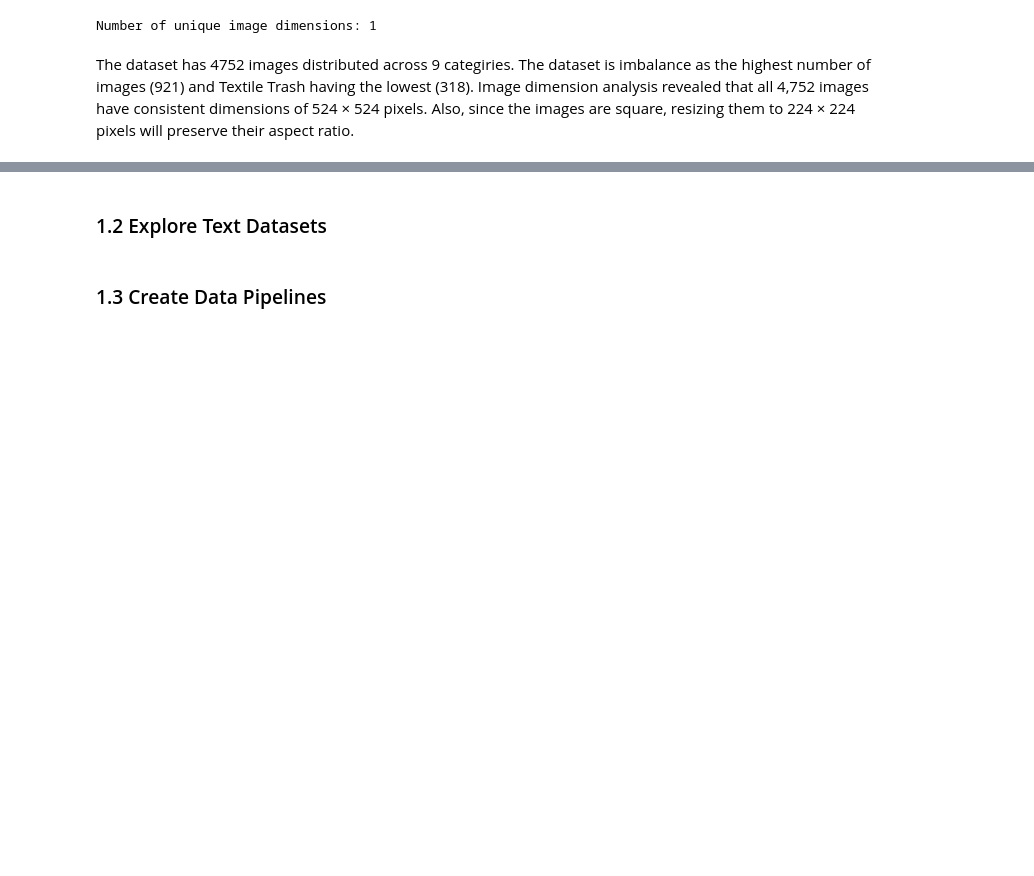
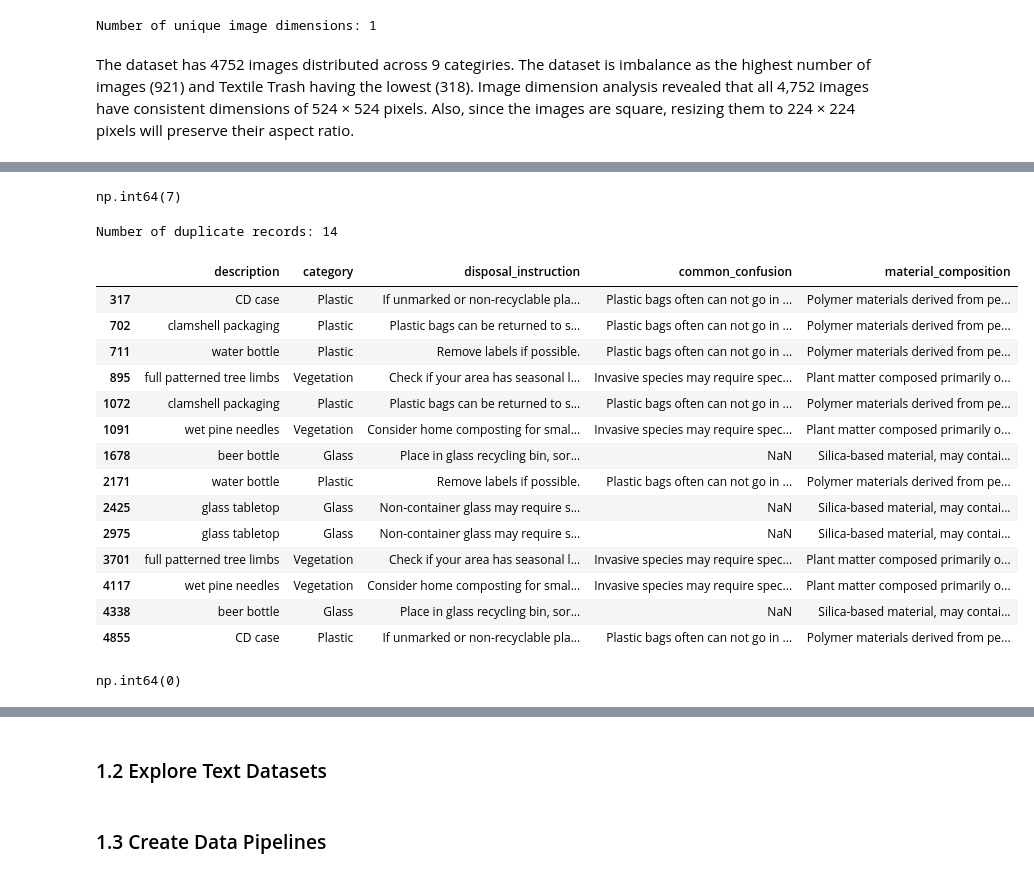
Before and after one commit to Nagirah/Waste-Management-Sytem, a Jupyter notebook: waste_management_summative.ipynb, the cells around one changed output, grey strips where cells are left out. Cells and saved outputs as stored; diff of their text form; code cells hidden in the pictures; blank space fills up the shorter version.

```diff
--- a/waste_management_summative.ipynb
+++ b/waste_management_summative.ipynb
@@ -198,0 +253,29 @@ Also, since the images are square, resizing them to 224 × 224 pixels will prese
+# %%
+#Check for duplicates
+text_df.duplicated().sum()
+# %% [output]
+np.int64(7)
+# %%
+# Display duplicate records
+duplicates = text_df[text_df.duplicated(keep=False)]
+
+print("Number of duplicate records:", len(duplicates))
+
+display(duplicates)
+# %% [output]
+Number of duplicate records: 14
+|  | description | category | disposal_instruction | common_confusion | material_composition |
+| 317 | CD case | Plastic | If unmarked or non-recyclable pla... | Plastic bags often can not go in ... | Polymer materials derived from pe... |
+| 702 | clamshell packaging | Plastic | Plastic bags can be returned to s... | Plastic bags often can not go in ... | Polymer materials derived from pe... |
+| 711 | water bottle | Plastic | Remove labels if possible. | Plastic bags often can not go in ... | Polymer materials derived from pe... |
+| 895 | full patterned tree limbs | Vegetation | Check if your area has seasonal l... | Invasive species may require spec... | Plant matter composed primarily o... |
+| 1072 | clamshell packaging | Plastic | Plastic bags can be returned to s... | Plastic bags often can not go in ... | Polymer materials derived from pe... |
+| 1091 | wet pine needles | Vegetation | Consider home composting for smal... | Invasive species may require spec... | Plant matter composed primarily o... |
+| 1678 | beer bottle | Glass | Place in glass recycling bin, sor... | NaN | Silica-based material, may contai... |
+| 2171 | water bottle | Plastic | Remove labels if possible. | Plastic bags often can not go in ... | Polymer materials derived from pe... |
+| 2425 | glass tabletop | Glass | Non-container glass may require s... | NaN | Silica-based material, may contai... |
+| 2975 | glass tabletop | Glass | Non-container glass may require s... | NaN | Silica-based material, may contai... |
+| 3701 | full patterned tree limbs | Vegetation | Check if your area has seasonal l... | Invasive species may require spec... | Plant matter composed primarily o... |
+| 4117 | wet pine needles | Vegetation | Consider home composting for smal... | Invasive species may require spec... | Plant matter composed primarily o... |
+| 4338 | beer bottle | Glass | Place in glass recycling bin, sor... | NaN | Silica-based material, may contai... |
+| 4855 | CD case | Plastic | If unmarked or non-recyclable pla... | Plastic bags often can not go in ... | Polymer materials derived from pe... |
@@ -198,0 +285,5 @@ Also, since the images are square, resizing them to 224 × 224 pixels will prese
+# %%
+#Check for duplicates
+text_df.duplicated().sum()
+# %% [output]
+np.int64(0)
```
Also changed, not shown: parts of 17 cells of this notebook.
